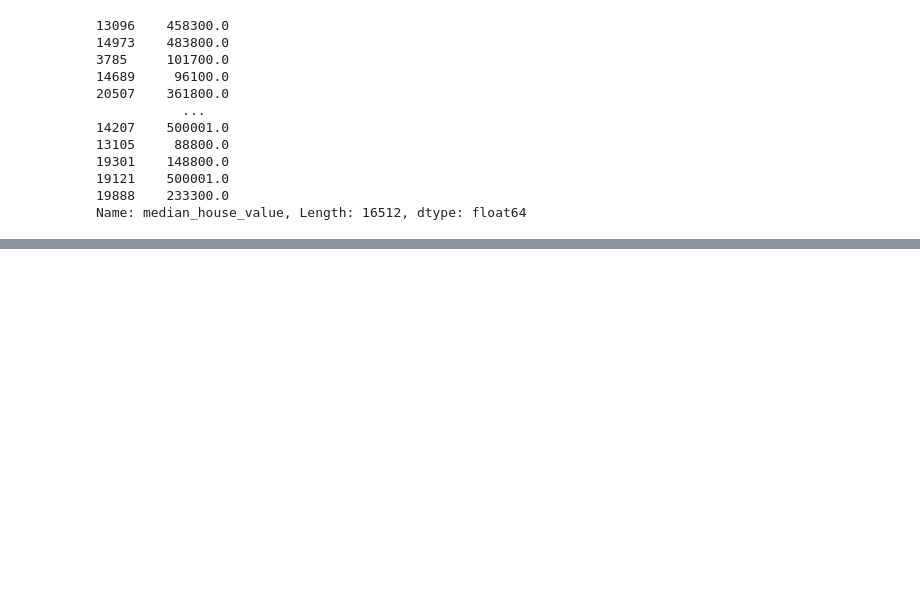
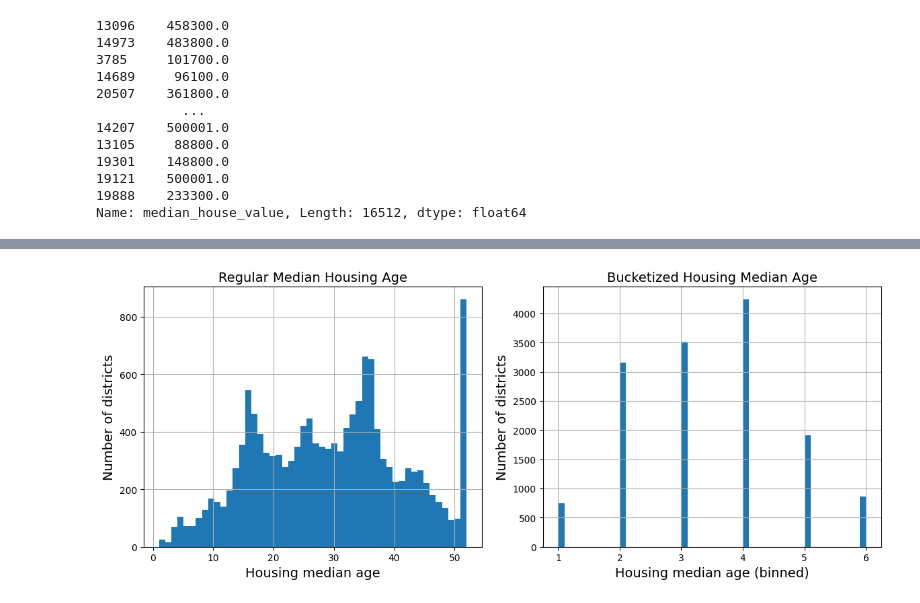
Before and after one commit to iupui-soic/pybootcamp, a Jupyter notebook: Charulata_chapter_2.ipynb, the cells around one changed output, grey strips where cells are left out. Drawn from its saved outputs; the diff is of its cells as text; code cells hidden in the pictures; blank space fills up the shorter version.

```diff
--- a/Charulata_chapter_2.ipynb
+++ b/Charulata_chapter_2.ipynb
@@ -547,0 +1136,23 @@ Name: median_house_value, Length: 16512, dtype: float64
+# %%
+# Plotting the regular median housing age
+plt.figure(figsize=(12, 5))
+
+# Regular median housing age histogram
+plt.subplot(1, 2, 1)
+housing['housing_median_age'].hist(bins=50)
+plt.xlabel("Housing median age")
+plt.ylabel("Number of districts")
+plt.title("Regular Median Housing Age")
+
+
+# Bucketized housing median age histogram
+plt.subplot(1, 2, 2)
+housing['age_binned'].hist(bins=50)
+plt.xlabel("Housing median age (binned)")
+plt.ylabel("Number of districts")
+plt.title("Bucketized Housing Median Age")
+
+plt.tight_layout()
+plt.show()
+# %% [output]
+[figure, added]
```
Also changed, not shown: parts of 84 cells of this notebook.
